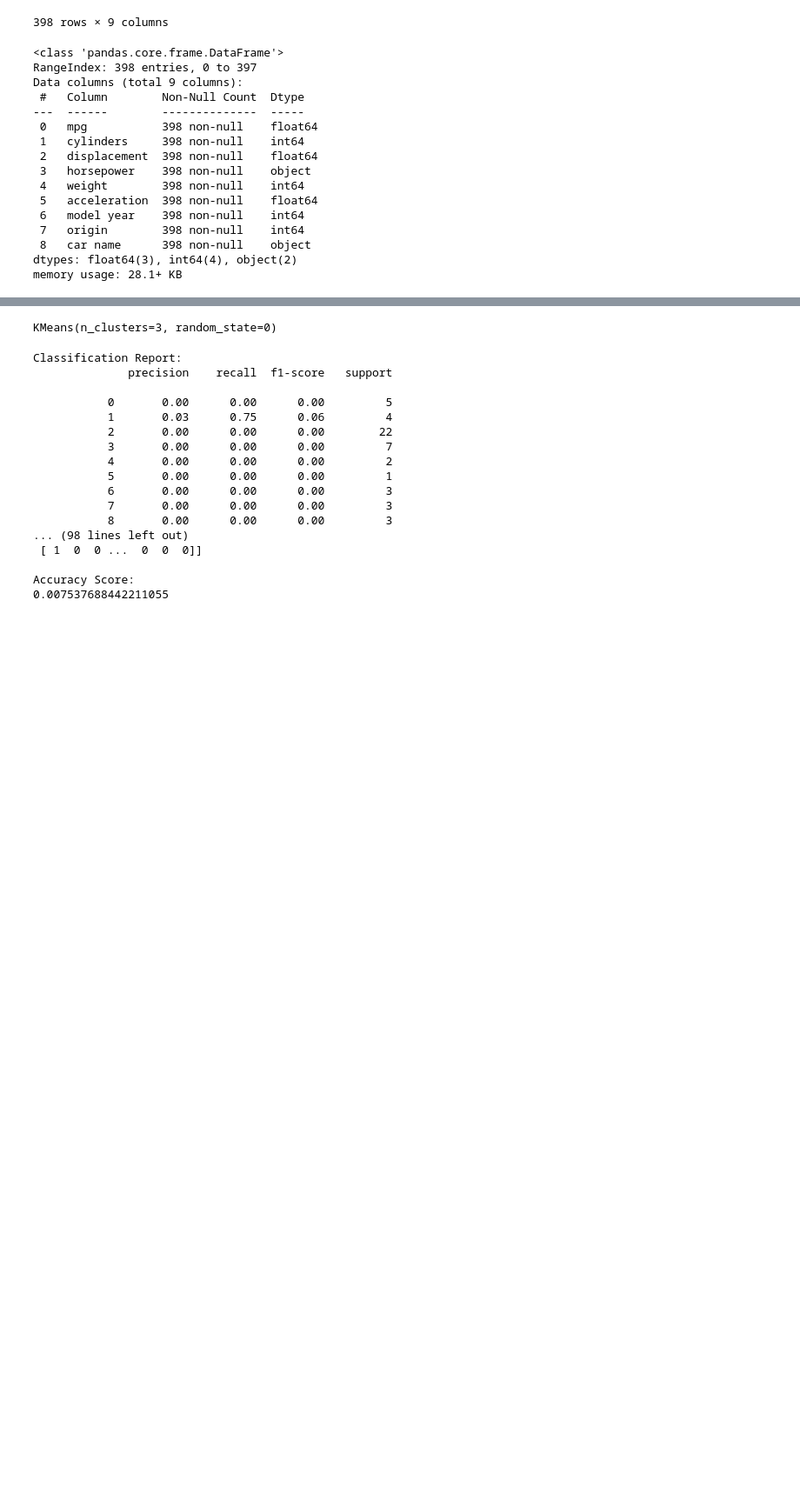
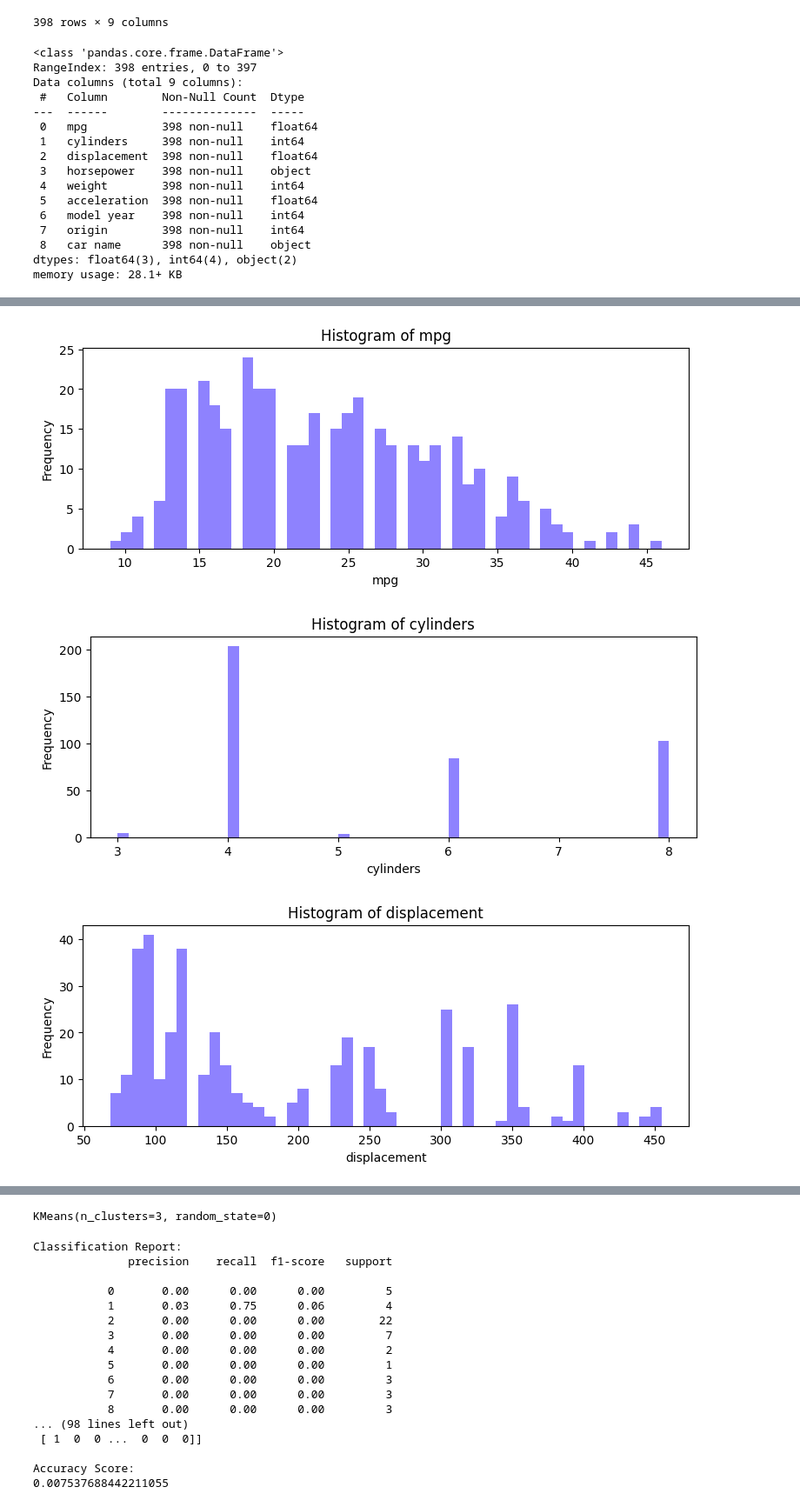
Before and after one commit to brillync/AI, a Jupyter notebook: clustering_auto_mpg1.ipynb, the cells around one changed output, grey strips where cells are left out. Shown at 87% size. Saved outputs shown, nothing was run; the diff lists cells and outputs as text; code cells hidden in the pictures; blank space fills up the shorter version.

```diff
--- a/clustering_auto_mpg1.ipynb
+++ b/clustering_auto_mpg1.ipynb
@@ -55,7 +55,3 @@ Data columns (total 9 columns):
  8   car name      398 non-null    object
 dtypes: float64(3), int64(4), object(2)
 memory usage: 28.1+ KB
-# %%
-# Convert data type to integer (if necessary)
-data['mpg'] = data['mpg'].astype(int)
-data['displacement'] = data['displacement'].astype(int)
@@ -70,0 +58,5 @@ plt.show()
+# %%
+# Transform some categorical variables to numerical variables
+data[['horsepower']] = \
+data[['horsepower']].apply(pd.to_numeric, errors='coerce')
+data
@@ -70,0 +96,4 @@ plt.show()
+# %%
+categorical_variable = data[['car name']]
+numerical_variable = data[['mpg', 'cylinders', 'displacement', 'horsepower', 'weight',\
+                                   'acceleration', 'weight', 'model year', 'origin']]
@@ -70,0 +118,18 @@ plt.show()
+# %%
+# We draw hist plots for all numerical variables, to explore features of each one.
+import matplotlib.pyplot as plt
+
+def hist_plot(variable):
+    plt.figure(figsize=(9, 3))
+    plt.hist(data[variable], bins=50, color="#8e82fe")
+    plt.xlabel(variable)
+    plt.ylabel('Frequency')
+    plt.title('Histogram of ' + variable)
+    plt.show()
+# %%
+for y in numerical_variable:
+    hist_plot(y)
+# %% [output]
+[figure, added]
+[figure, added]
+[figure, added]
```
Also changed, not shown: parts of 5 cells of this notebook.
